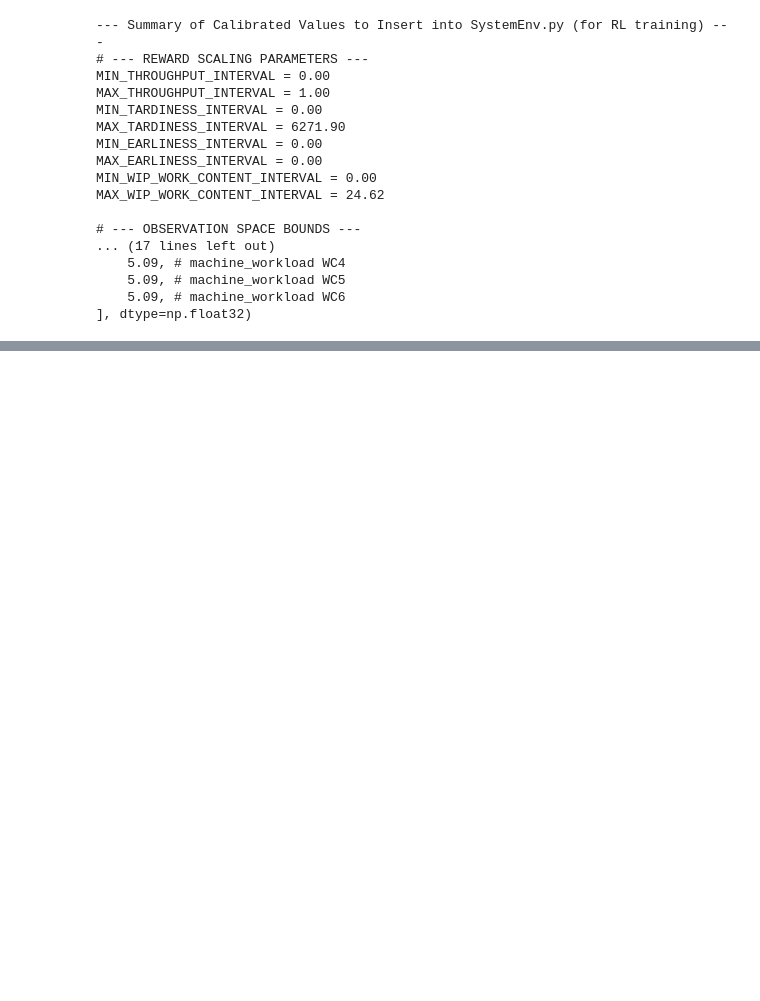
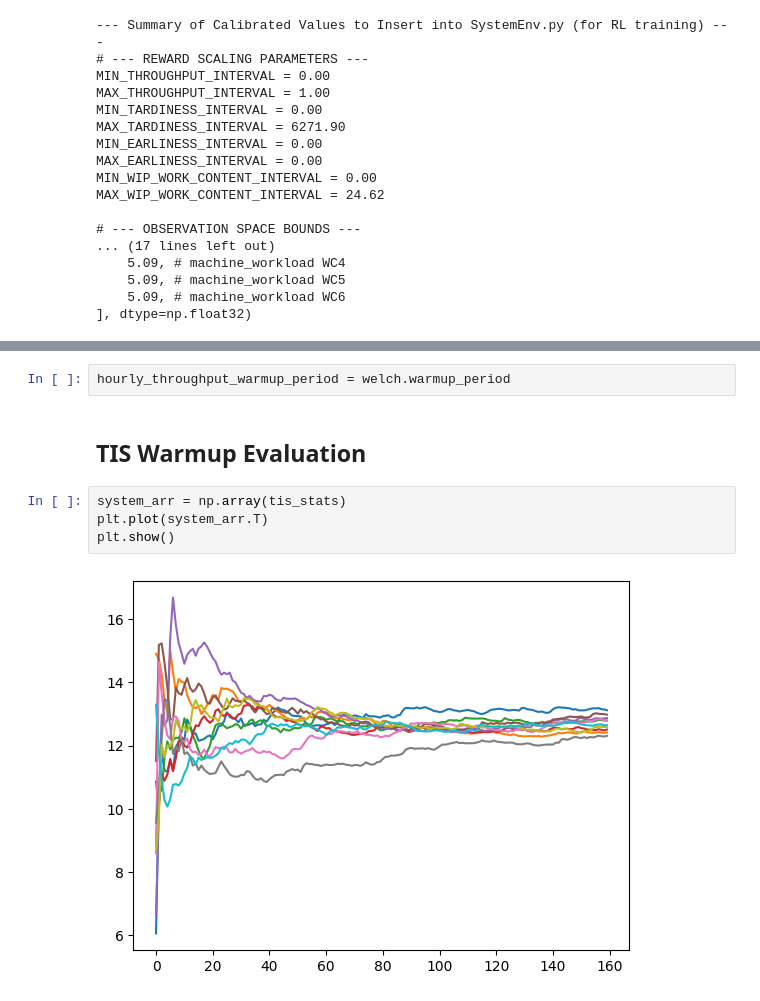
Before and after one commit to alessiacorni/Production_System, a Jupyter notebook: system_with_PSP/production_system_PSP.ipynb, the cells around one changed output, grey strips where cells are left out. Saved outputs shown, nothing was run; the diff lists cells and outputs as text; blank space fills up the shorter version.

```diff
--- a/system_with_PSP/production_system_PSP.ipynb
+++ b/system_with_PSP/production_system_PSP.ipynb
@@ -762,0 +1209,10 @@ vec_env.close()
+# %%
+hourly_throughput_warmup_period = welch.warmup_period
+# %% [markdown]
+## TIS Warmup Evaluation
+# %%
+system_arr = np.array(tis_stats)
+plt.plot(system_arr.T)
+plt.show()
+# %% [output]
+[figure, added]
```
Also changed, not shown: parts of 32 cells of this notebook, 2 other files.
